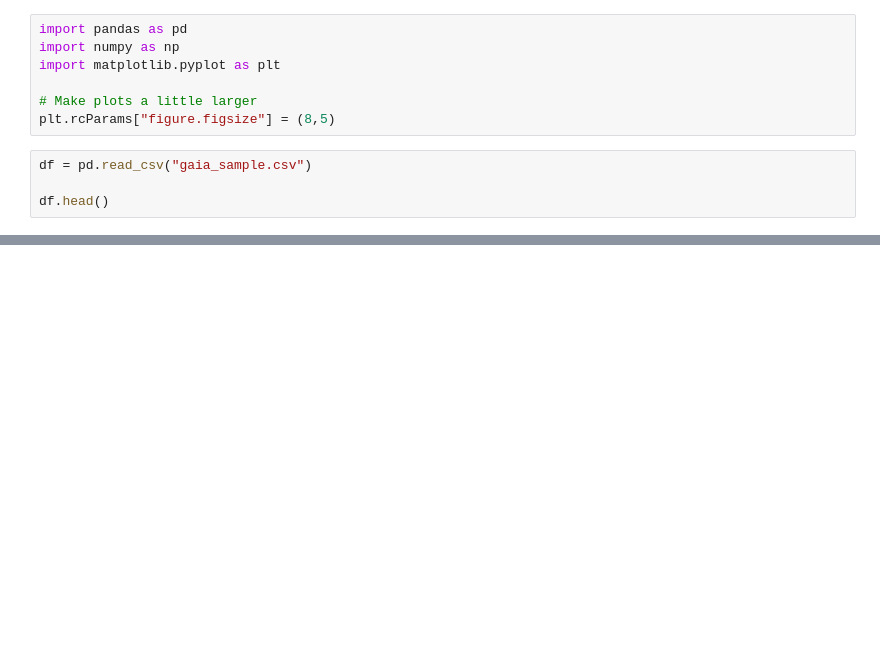
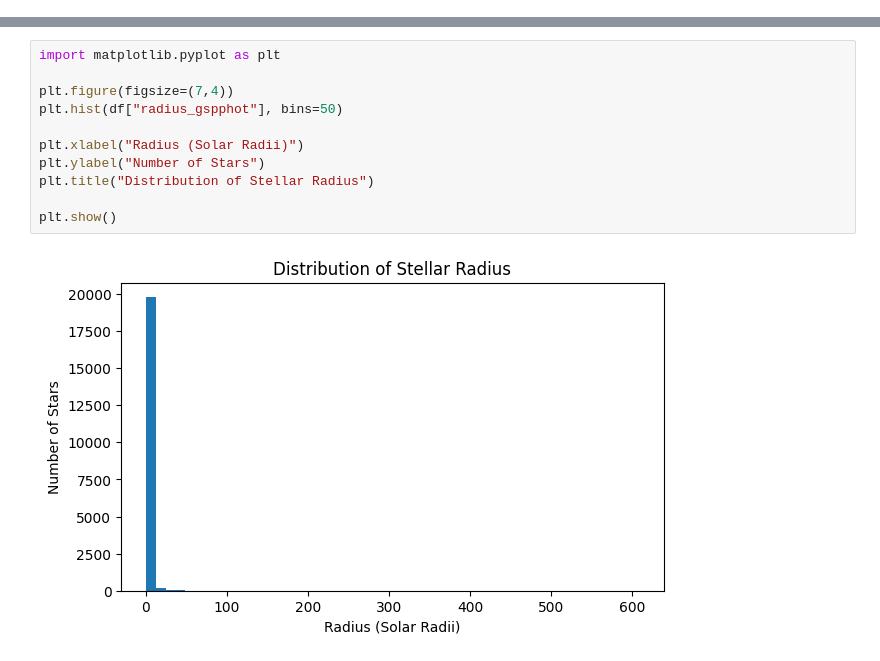
Before and after one commit to VivekOPest/gaia-symbolic-regression, a Jupyter notebook: notebooks/01_exploration.ipynb, the cells around one changed output, grey strips where cells are left out. Saved outputs shown, nothing was run; the diff lists cells and outputs as text; blank space fills up the shorter version.

```diff
--- a/notebooks/01_exploration.ipynb
+++ b/notebooks/01_exploration.ipynb
@@ -1,15 +1,4 @@
 # %% [markdown]
 <a href="https://colab.research.google.com/github/VivekOPest/gaia-symbolic-regression/blob/main/01_exploration.ipynb" target="_parent"><img src="https://colab.research.google.com/assets/colab-badge.svg" alt="Open In Colab"/></a>
-# %%
-import pandas as pd
-import numpy as np
-import matplotlib.pyplot as plt
-
-# Make plots a little larger
-plt.rcParams["figure.figsize"] = (8,5)
-# %%
-df = pd.read_csv("gaia_sample.csv")
-
-df.head()
 # %%
 df.info()
@@ -17,0 +54,13 @@ df.describe()
+# %%
+import matplotlib.pyplot as plt
+
+plt.figure(figsize=(7,4))
+plt.hist(df["radius_gspphot"], bins=50)
+
+plt.xlabel("Radius (Solar Radii)")
+plt.ylabel("Number of Stars")
+plt.title("Distribution of Stellar Radius")
+
+plt.show()
+# %% [output]
+[figure, added]
```
Also changed, not shown: parts of 10 cells of this notebook.
